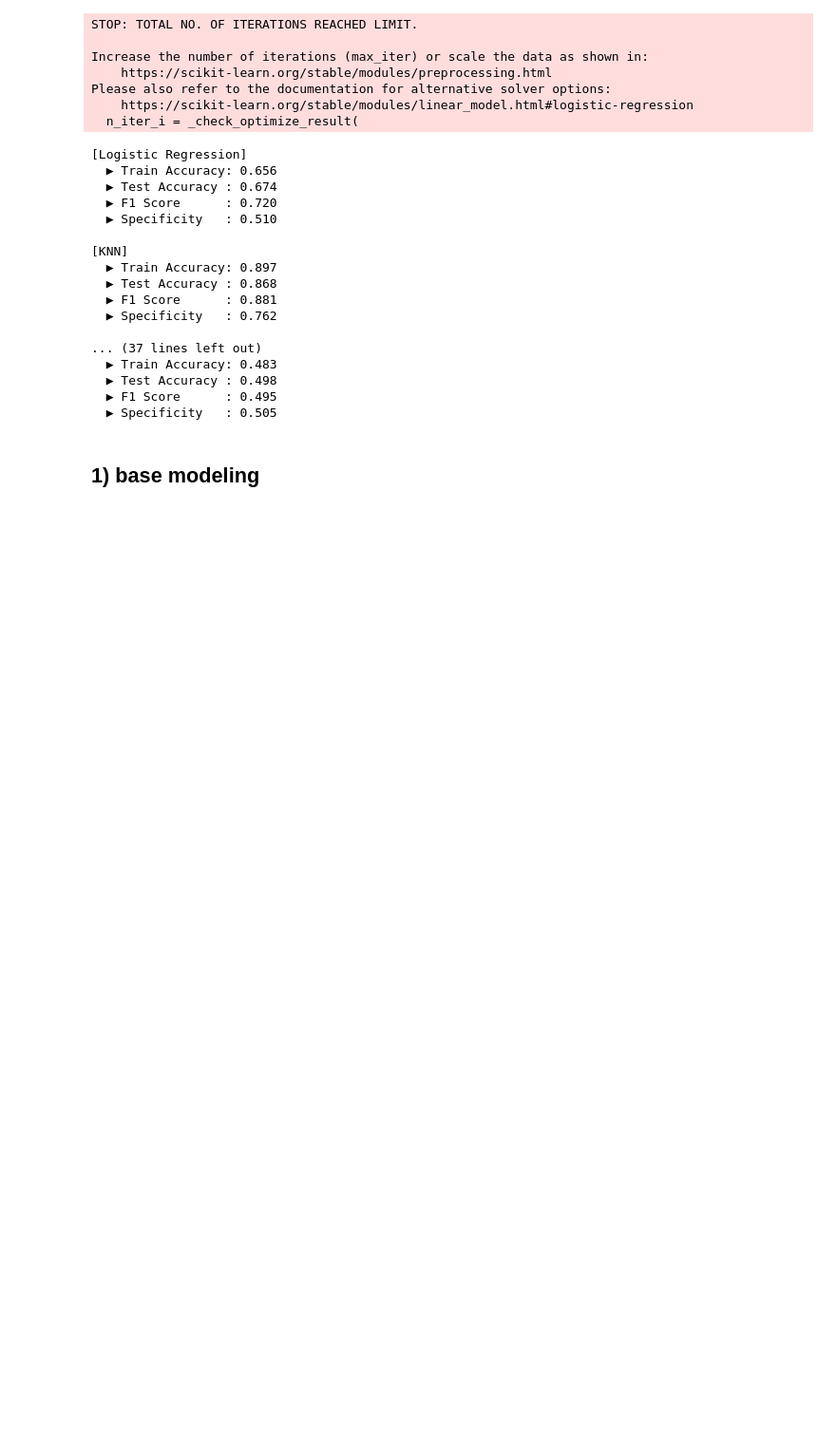
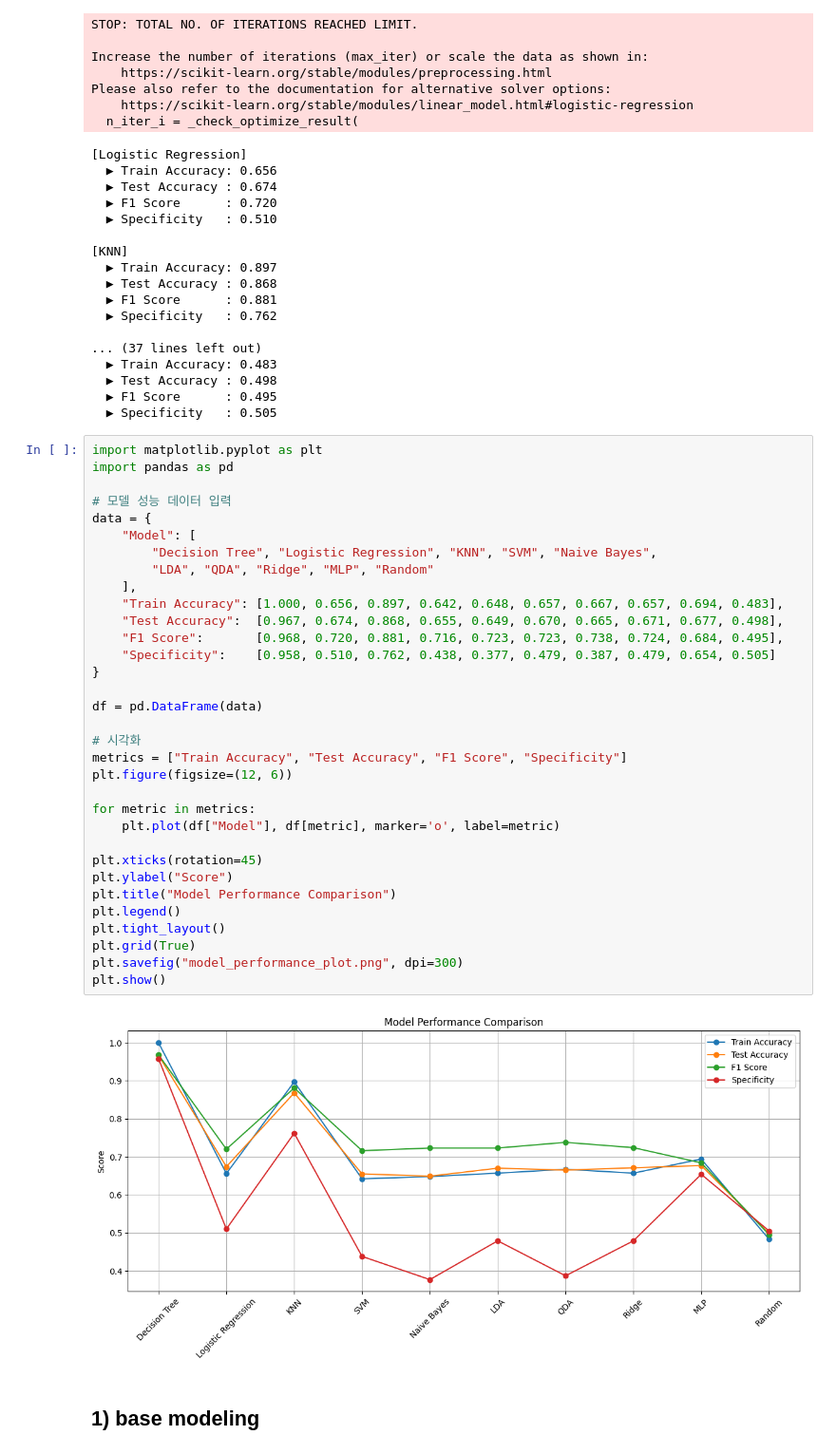
Before and after one commit to waterbang12/20251R0136COSE47101, a Jupyter notebook: 싱크홀_예측_Baseline_final.ipynb, the cells around one changed output. Shown at 95% size. Drawn from its saved outputs; the diff is of its cells as text; blank space fills up the shorter version.

Commit message:
added graph for visibility

```diff
--- a/싱크홀_예측_Baseline_final.ipynb
+++ b/싱크홀_예측_Baseline_final.ipynb
@@ -590,6 +590,41 @@ Please also refer to the documentation for alternative solver options:
   ▶ Test Accuracy : 0.498
   ▶ F1 Score      : 0.495
   ▶ Specificity   : 0.505
+# %%
+import matplotlib.pyplot as plt
+import pandas as pd
+
+# 모델 성능 데이터 입력
+data = {
+    "Model": [
+        "Decision Tree", "Logistic Regression", "KNN", "SVM", "Naive Bayes",
+        "LDA", "QDA", "Ridge", "MLP", "Random"
+    ],
+    "Train Accuracy": [1.000, 0.656, 0.897, 0.642, 0.648, 0.657, 0.667, 0.657, 0.694, 0.483],
+    "Test Accuracy":  [0.967, 0.674, 0.868, 0.655, 0.649, 0.670, 0.665, 0.671, 0.677, 0.498],
+    "F1 Score":       [0.968, 0.720, 0.881, 0.716, 0.723, 0.723, 0.738, 0.724, 0.684, 0.495],
+    "Specificity":    [0.958, 0.510, 0.762, 0.438, 0.377, 0.479, 0.387, 0.479, 0.654, 0.505]
+}
+
+df = pd.DataFrame(data)
+
+# 시각화
+metrics = ["Train Accuracy", "Test Accuracy", "F1 Score", "Specificity"]
+plt.figure(figsize=(12, 6))
+
+for metric in metrics:
+    plt.plot(df["Model"], df[metric], marker='o', label=metric)
+
+plt.xticks(rotation=45)
+plt.ylabel("Score")
+plt.title("Model Performance Comparison")
+plt.legend()
+plt.tight_layout()
+plt.grid(True)
+plt.savefig("model_performance_plot.png", dpi=300)
+plt.show()
+# %% [output]
+[figure, added]
 # %% [markdown]
 ## 1) base modeling
 # %% [markdown]
```
